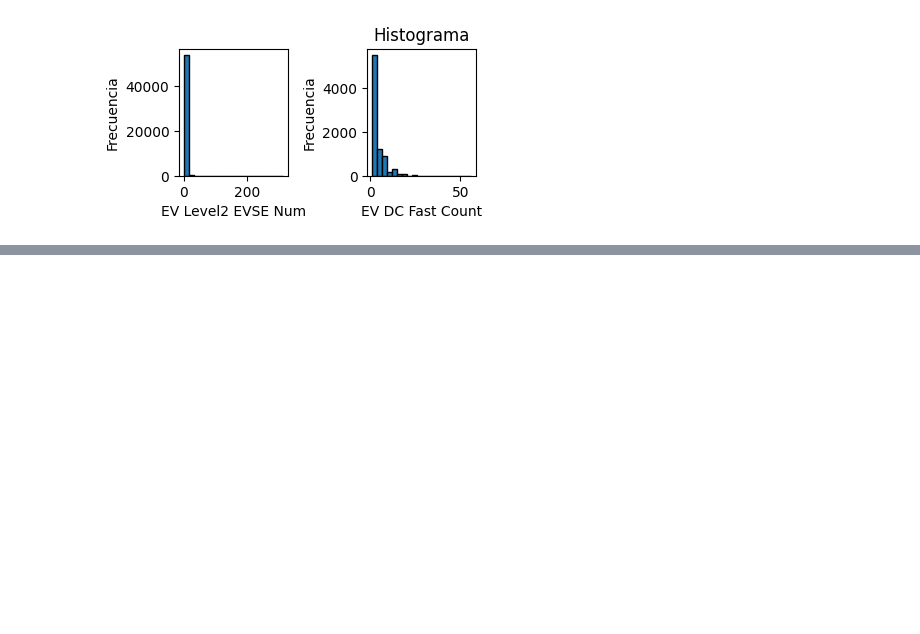
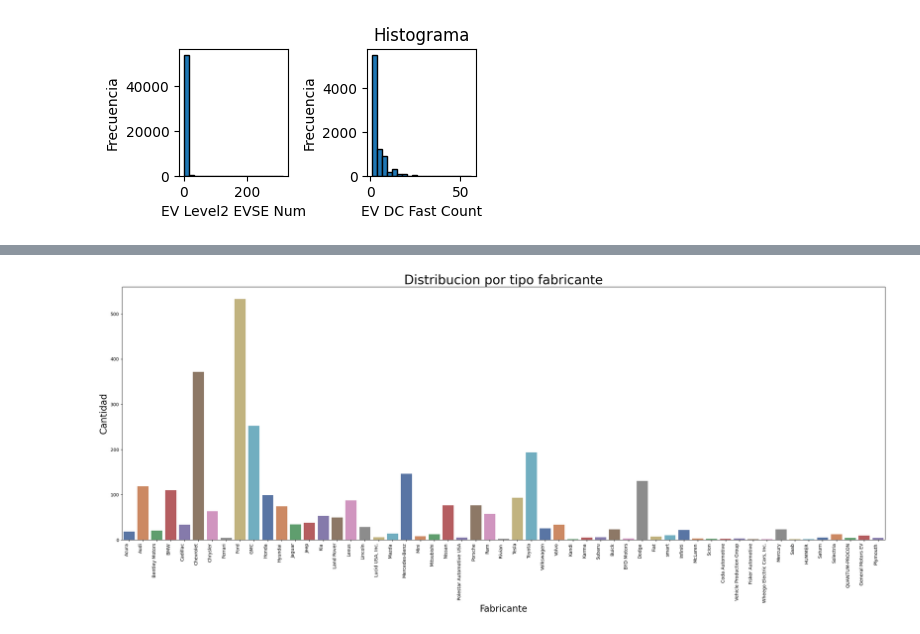
Before and after one commit to alanguev1/proyecto-final, a Jupyter notebook: Eda_preliminar.ipynb, the cells around one changed output, grey strips where cells are left out. Cells and saved outputs as stored; diff of their text form; code cells hidden in the pictures; blank space fills up the shorter version.

```diff
--- a/Eda_preliminar.ipynb
+++ b/Eda_preliminar.ipynb
@@ -583,0 +697,11 @@ plt.show()
+# %%
+#Mostramos el nombre de los fabricantes de los vehiculos
+plt.figure(figsize=(30, 10))
+sns.countplot(x='Manufacturer', data=df_ligeros, palette='deep')
+plt.title('Distribucion por tipo fabricante', fontsize=28)
+plt.xlabel('Fabricante', fontsize=20)
+plt.ylabel('Cantidad', fontsize=20)
+plt.xticks(rotation=90, ha='right')
+plt.show()
+# %% [output]
+[figure, added]
```
Also changed, not shown: parts of 13 cells of this notebook.
